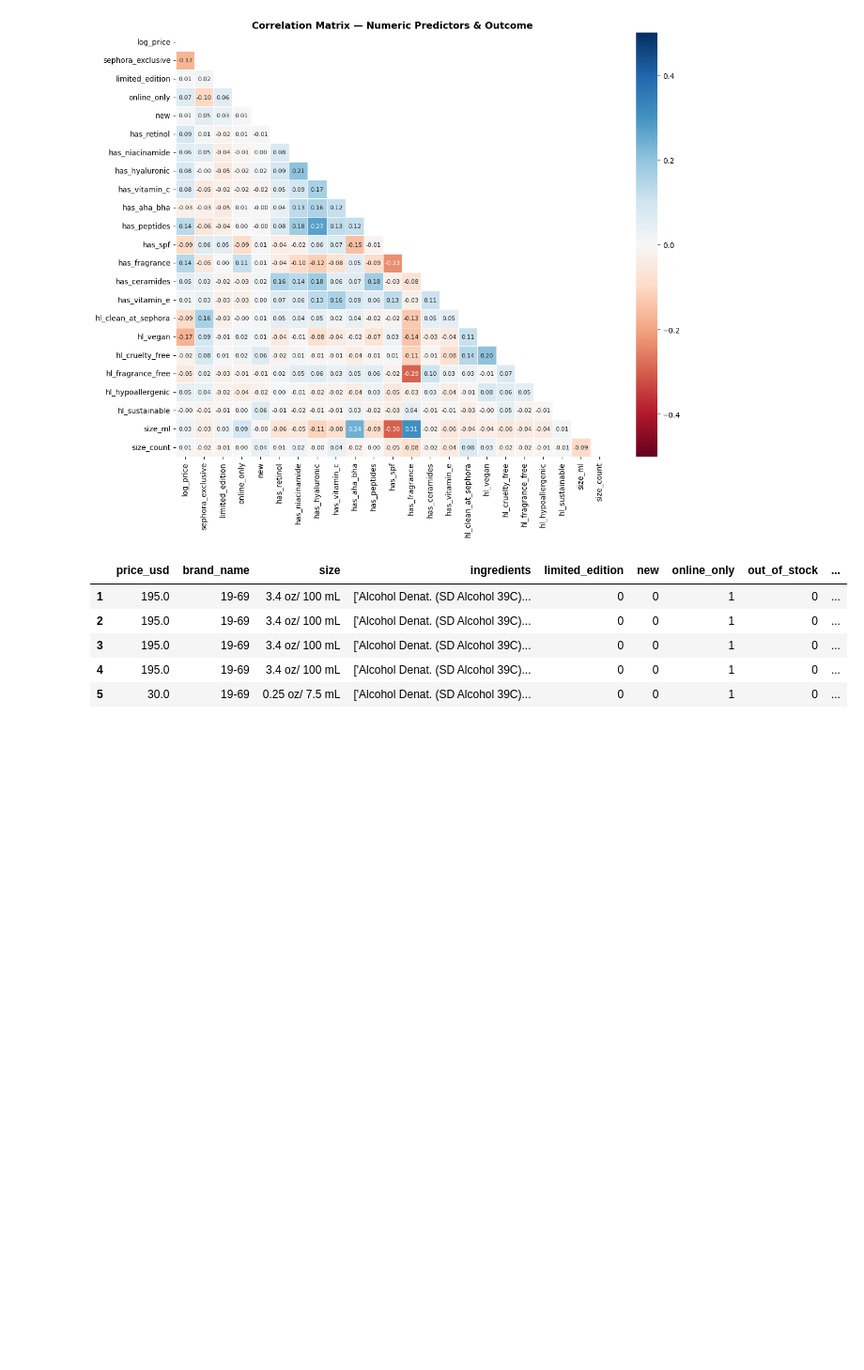
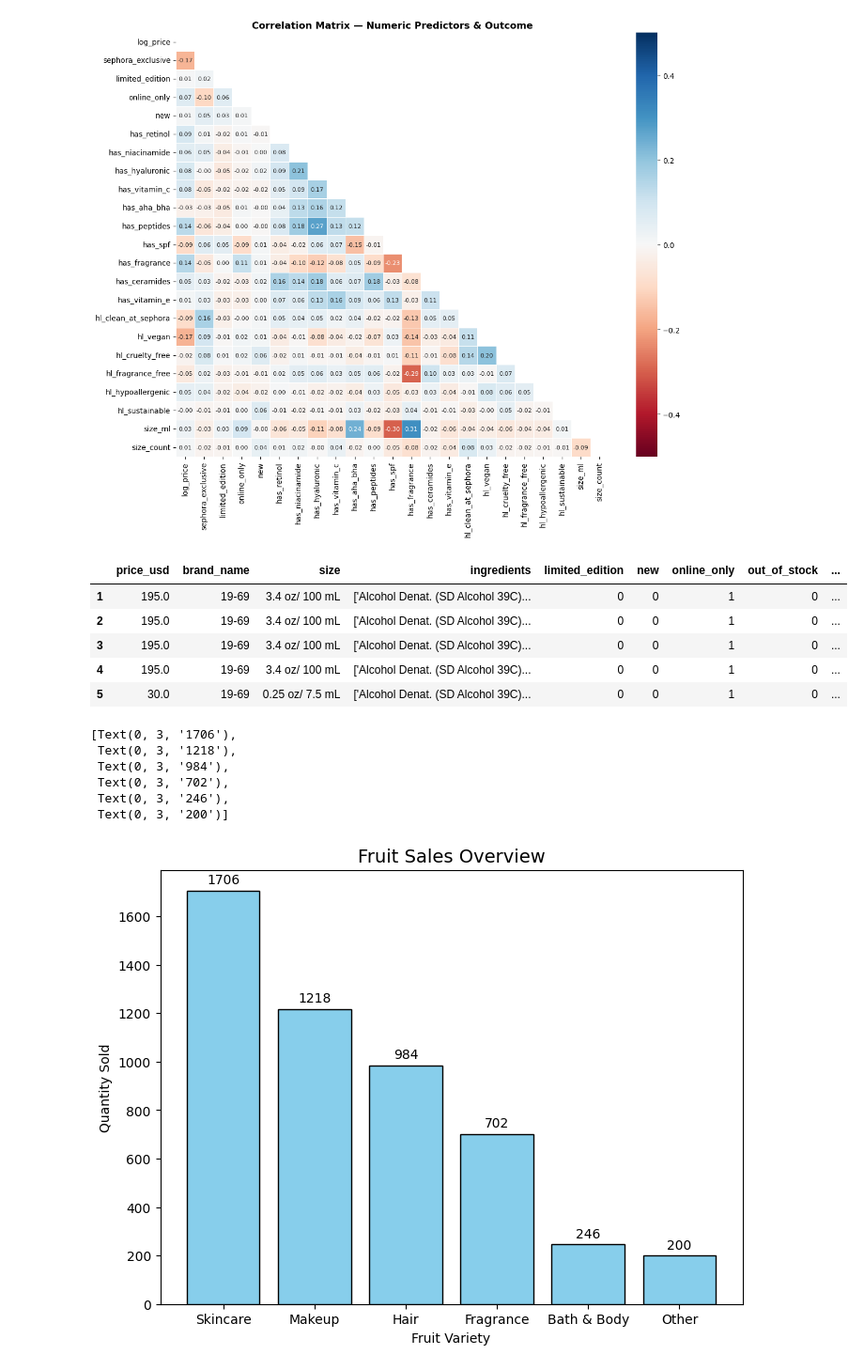
Before and after one commit to DonjhaiH/230A_final_project, a Jupyter notebook: code/clean.ipynb, the cells around one changed output. Shown at 94% size. Drawn from its saved outputs; the diff is of its cells as text; code cells hidden in the pictures; blank space fills up the shorter version.

Commit message:
ran models & comments on justification for each

```diff
--- a/code/clean.ipynb
+++ b/code/clean.ipynb
@@ -21,5 +21,5 @@ Path to dataset files: /Users/destinyogu/.cache/kagglehub/datasets/nadyinky/seph
 # %%
-path = "/Users/destinyogu/.cache/kagglehub/datasets/nadyinky/sephora-products-and-skincare-reviews/versions/2"
+path = "/Users/donjhaiholland/.cache/kagglehub/datasets/nadyinky/sephora-products-and-skincare-reviews/versions/2"
 products_path = os.path.join(path, 'product_info.csv')
 products_df = pd.read_csv(products_path)
 # %%
@@ -700,3 +711,37 @@ predictors = ['limited_edition', 'new' 'online_only', 'out_of_stock', 'sephora_e
                 'size_ml', 'size_count', 'hl_clean_at_sephora', 'hl_vegan',	'hl_cruelty_free', 'hl_fragrance_free',
                 'hl_hypoallergenic', 'hl_sustainable']
 outcome = ['log_price']
+# %%
+# Justification for using skincare as the baseline
+new_products['primary_category'] = new_products['primary_category'].replace({
+    'Men': 'Other',
+    'Tools & Brushes': 'Other',
+    'Mini Size': 'Other'  # optional, debatable
+})
+
+
+# 1. Count the occurrences of each category
+category_counts = new_products["primary_category"].value_counts()
+
+
+# 2. Create fig and ax objects
+fig, ax = plt.subplots(figsize=(8, 6))
+
+# 3. Create the bar plot on the 'ax' object
+bars = ax.bar(category_counts.index, category_counts.values, color='skyblue', edgecolor='black')
+
+# 4. Customize the plot using 'ax' methods
+ax.set_title('Fruit Sales Overview', fontsize=14)
+ax.set_xlabel('Fruit Variety')
+ax.set_ylabel('Quantity Sold')
+
+# Optional: Add data labels on top of bars
+ax.bar_label(bars, padding=3)
+# %% [output]
+[Text(0, 3, '1706'),
+ Text(0, 3, '1218'),
+ Text(0, 3, '984'),
+ Text(0, 3, '702'),
+ Text(0, 3, '246'),
+ Text(0, 3, '200')]
+[figure, added]
```
Also changed, not shown: parts of 12 cells of this notebook, 1 other file.
